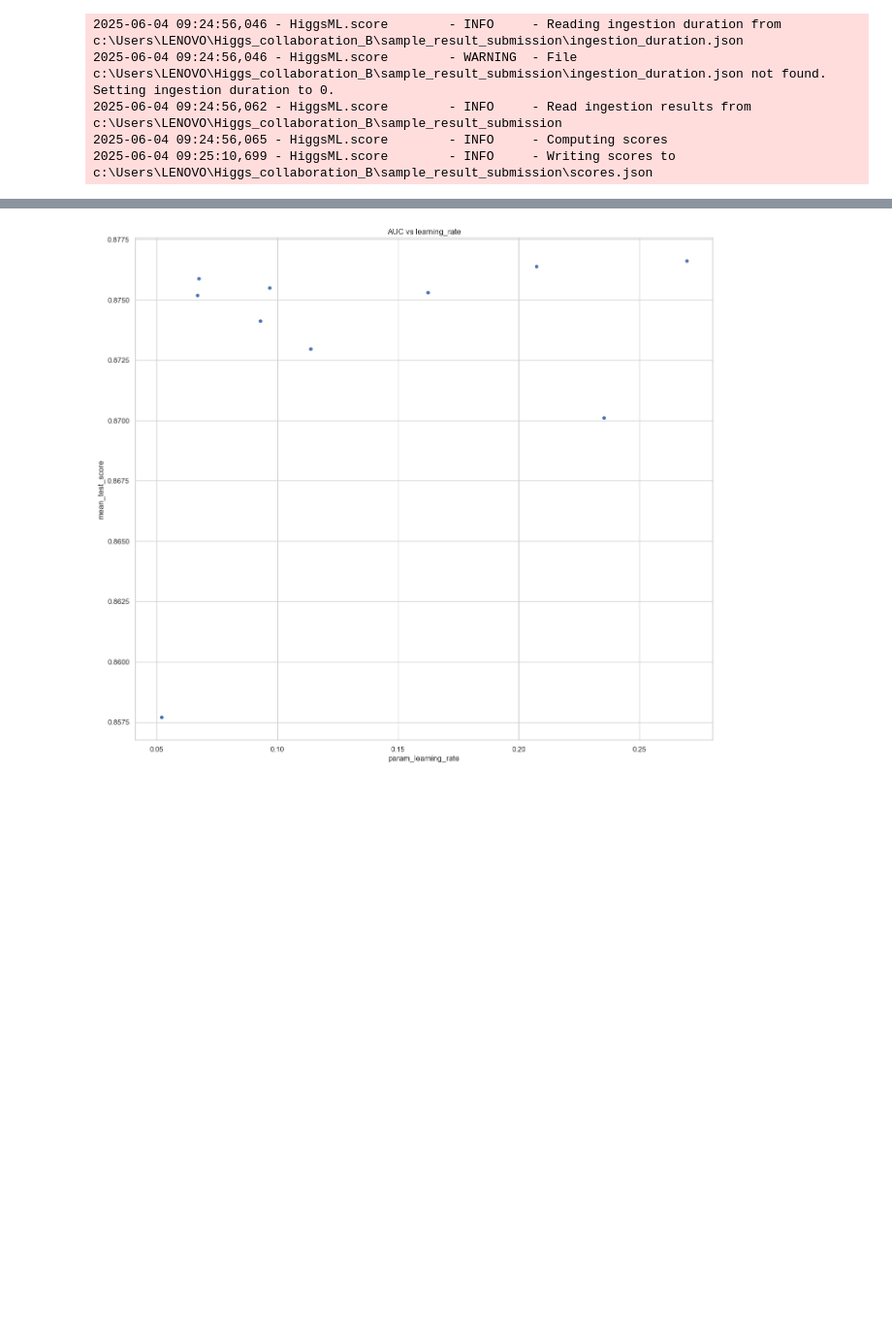
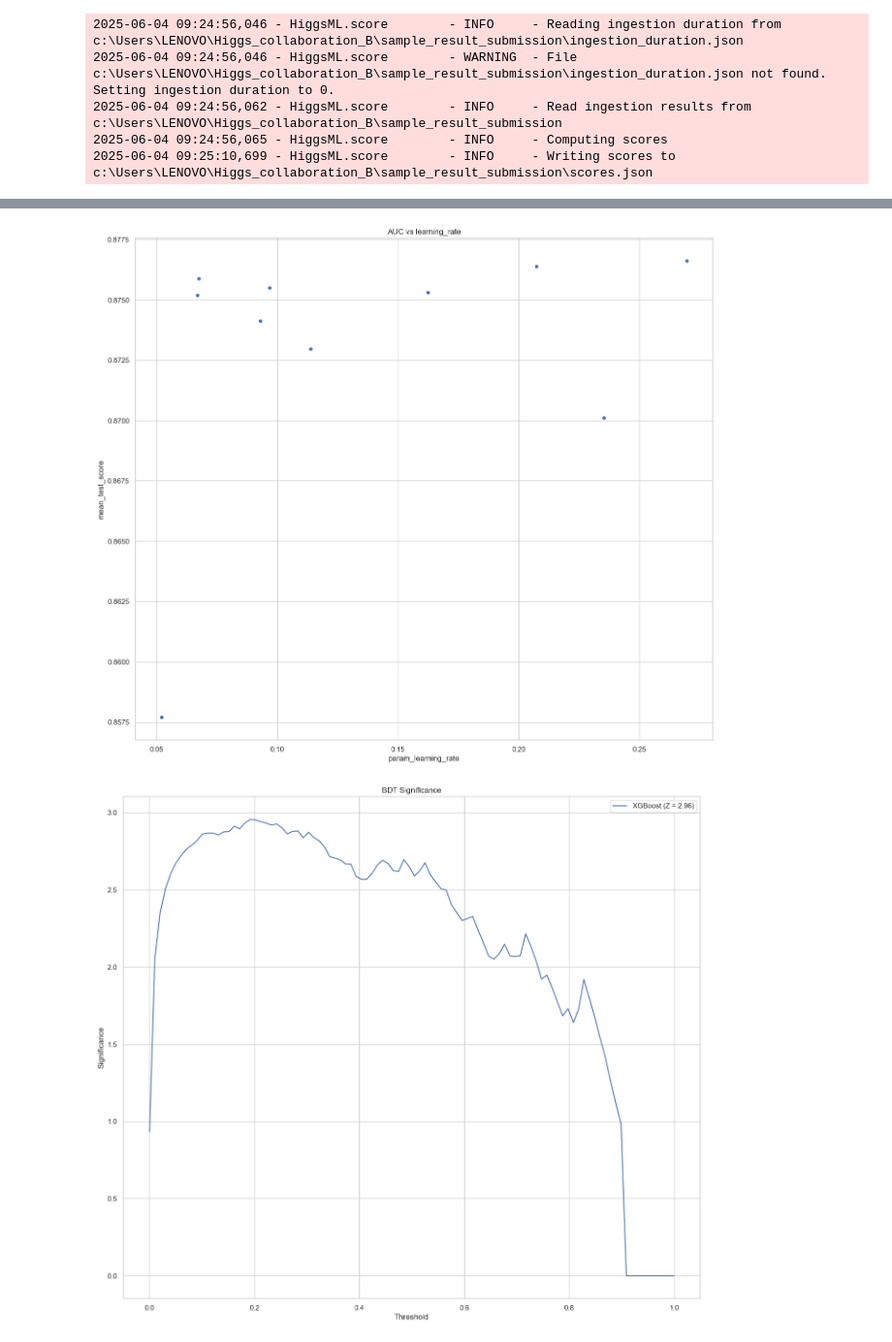
Before and after one commit to blackSwanCS/Higgs_collaboration_B, a Jupyter notebook: StartingKit_Black_Swan_HiggsML.ipynb, the cells around one changed output, grey strips where cells are left out. Shown at 97% size. Drawn from its saved outputs; the diff is of its cells as text; code cells hidden in the pictures; blank space fills up the shorter version.

Commit message:
HPO with significance curve

```diff
--- a/StartingKit_Black_Swan_HiggsML.ipynb
+++ b/StartingKit_Black_Swan_HiggsML.ipynb
@@ -501,7 +501,7 @@ X_train, X_test, y_train, y_test, w_train, w_test = train_test_split(
 )
 
 # Training OK maintenant
-xgb = XGBClassifier()
+"""xgb = XGBClassifier()
 xgb.fit(X_train, y_train,)
 y_pred = xgb.predict_proba(X_test)[:, 1]
 auc = roc_auc_score(y_test, y_pred,)
@@ -513,7 +513,7 @@ try:
     ams = significance_vscore(y_test, y_pred, )
     print("Significance (AMS) test initial :", ams)
 except:
-    print("⚠️  Fonction significance_score non définie ici")
+    print(" Fonction significance_score non définie ici")"""
 
 # Recherche aléatoire (HPO)
 param_dist = {
@@ -554,4 +554,19 @@ df_results.plot.scatter("param_n_estimators", "mean_test_score", title="AUC vs n
 df_results.plot.scatter("param_max_depth", "mean_test_score", title="AUC vs max_depth")
 df_results.plot.scatter("param_learning_rate", "mean_test_score", title="AUC vs learning_rate")
 plt.show()
+# Tracage de la courbe de significance
+x = np.linspace(0, 1, num=len(ams_best))
+
+labels = [
+    'XGBoost (Z = {:.2f})'.format(np.max(ams_best))
+]
+
+plt.plot(x, ams_best,label=labels)
+
+
+plt.title("BDT Significance")
+plt.xlabel("Threshold")
+plt.ylabel("Significance")
+plt.legend()
+plt.show()
 # %% [output]
@@ -571,7 +589,8 @@ PRI_met                        0.273048
  1.68412175 1.73042075 1.64032344 1.72802413 1.91909914 1.80083486
  1.67886982 1.54450219 1.4214034  1.26508331 1.11877928 0.98136601
  0.         0.         0.         0.         0.         0.
  0.         0.         0.         0.        ]
 [figure]
 [figure]
 [figure]
+[figure, added]
```
Also changed, not shown: parts of 2 cells of this notebook.
